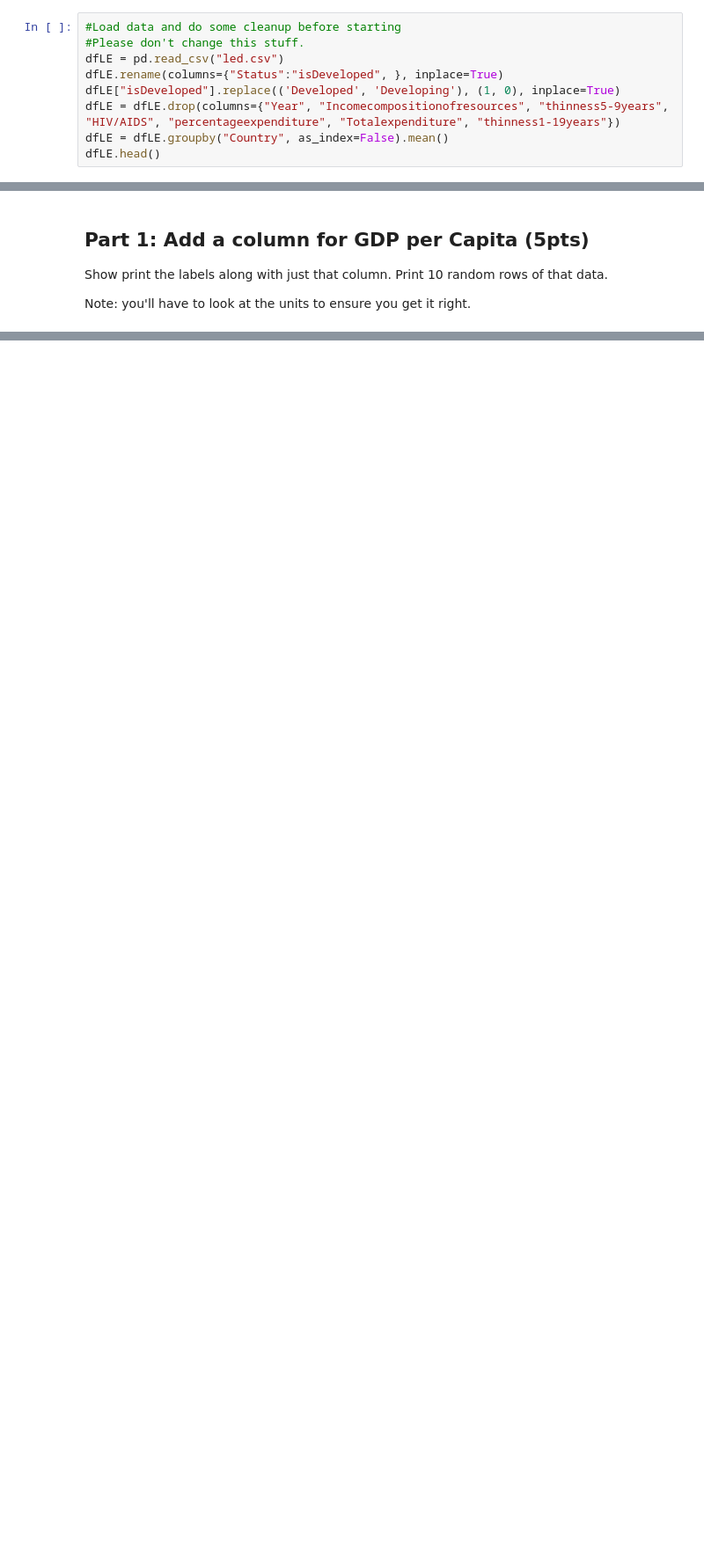
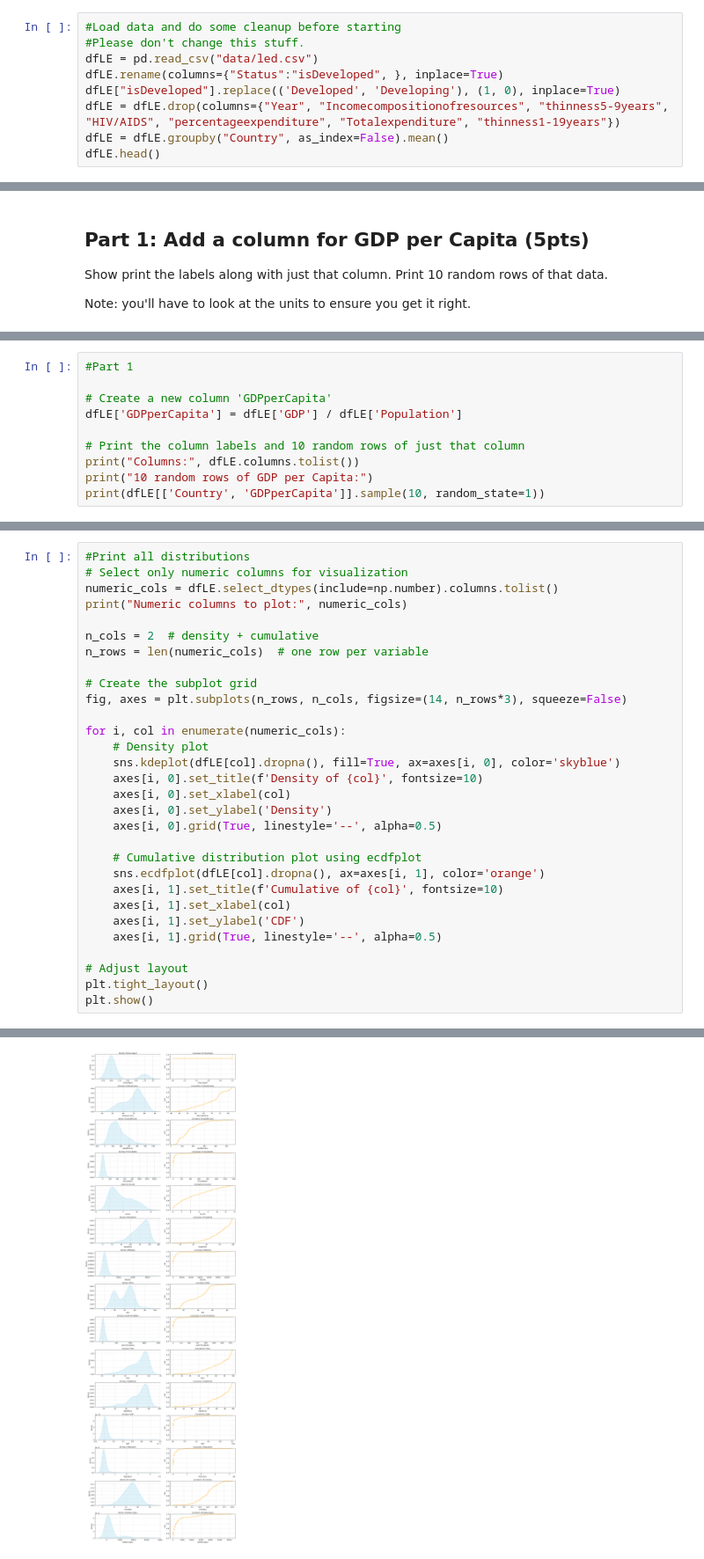
Before and after one commit to AkeemSemperDataScience/data3450-assignment-2-ateebahmed95, a Jupyter notebook: START_Asn_2.ipynb, the cells around one changed output, grey strips where cells are left out. Shown at 88% size. Saved outputs shown, nothing was run; the diff lists cells and outputs as text; blank space fills up the shorter version.

```diff
--- a/START_Asn_2.ipynb
+++ b/START_Asn_2.ipynb
@@ -26,7 +24,7 @@ plt.rcParams["figure.figsize"] = (15,5)
 # %%
 #Load data and do some cleanup before starting
 #Please don't change this stuff.
-dfLE = pd.read_csv("led.csv")
+dfLE = pd.read_csv("data/led.csv")
 dfLE.rename(columns={"Status":"isDeveloped", }, inplace=True)
 dfLE["isDeveloped"].replace(('Developed', 'Developing'), (1, 0), inplace=True)
 dfLE = dfLE.drop(columns={"Year", "Incomecompositionofresources", "thinness5-9years", "HIV/AIDS", "percentageexpenditure", "Totalexpenditure", "thinness1-19years"})
@@ -44,0 +52,10 @@ Note: you'll have to look at the units to ensure you get it right.
+# %%
+#Part 1
+
+# Create a new column 'GDPperCapita'
+dfLE['GDPperCapita'] = dfLE['GDP'] / dfLE['Population']
+
+# Print the column labels and 10 random rows of just that column
+print("Columns:", dfLE.columns.tolist())
+print("10 random rows of GDP per Capita:")
+print(dfLE[['Country', 'GDPperCapita']].sample(10, random_state=1))
@@ -55,0 +85,31 @@ Print each distribution is some type of visualization, also print the cumulative
+# %%
+#Print all distributions
+# Select only numeric columns for visualization
+numeric_cols = dfLE.select_dtypes(include=np.number).columns.tolist()
+print("Numeric columns to plot:", numeric_cols)
+
+n_cols = 2  # density + cumulative
+n_rows = len(numeric_cols)  # one row per variable
+
+# Create the subplot grid
+fig, axes = plt.subplots(n_rows, n_cols, figsize=(14, n_rows*3), squeeze=False)
+
+for i, col in enumerate(numeric_cols):
+    # Density plot
+    sns.kdeplot(dfLE[col].dropna(), fill=True, ax=axes[i, 0], color='skyblue')
+    axes[i, 0].set_title(f'Density of {col}', fontsize=10)
+    axes[i, 0].set_xlabel(col)
+    axes[i, 0].set_ylabel('Density')
+    axes[i, 0].grid(True, linestyle='--', alpha=0.5)
+
+    # Cumulative distribution plot using ecdfplot
+    sns.ecdfplot(dfLE[col].dropna(), ax=axes[i, 1], color='orange')
+    axes[i, 1].set_title(f'Cumulative of {col}', fontsize=10)
+    axes[i, 1].set_xlabel(col)
+    axes[i, 1].set_ylabel('CDF')
+    axes[i, 1].grid(True, linestyle='--', alpha=0.5)
+
+# Adjust layout
+plt.tight_layout()
+plt.show()
+# %% [output]
@@ -56,3 +117,4 @@ Print each distribution is some type of visualization, also print the cumulative
+[figure, added]
 # %% [markdown]
 ### Create an analytical distribution for SCHOOLING, and use it for a couple of things. (20pts)
 
```
Also changed, not shown: parts of 31 cells of this notebook, 2 other files.
